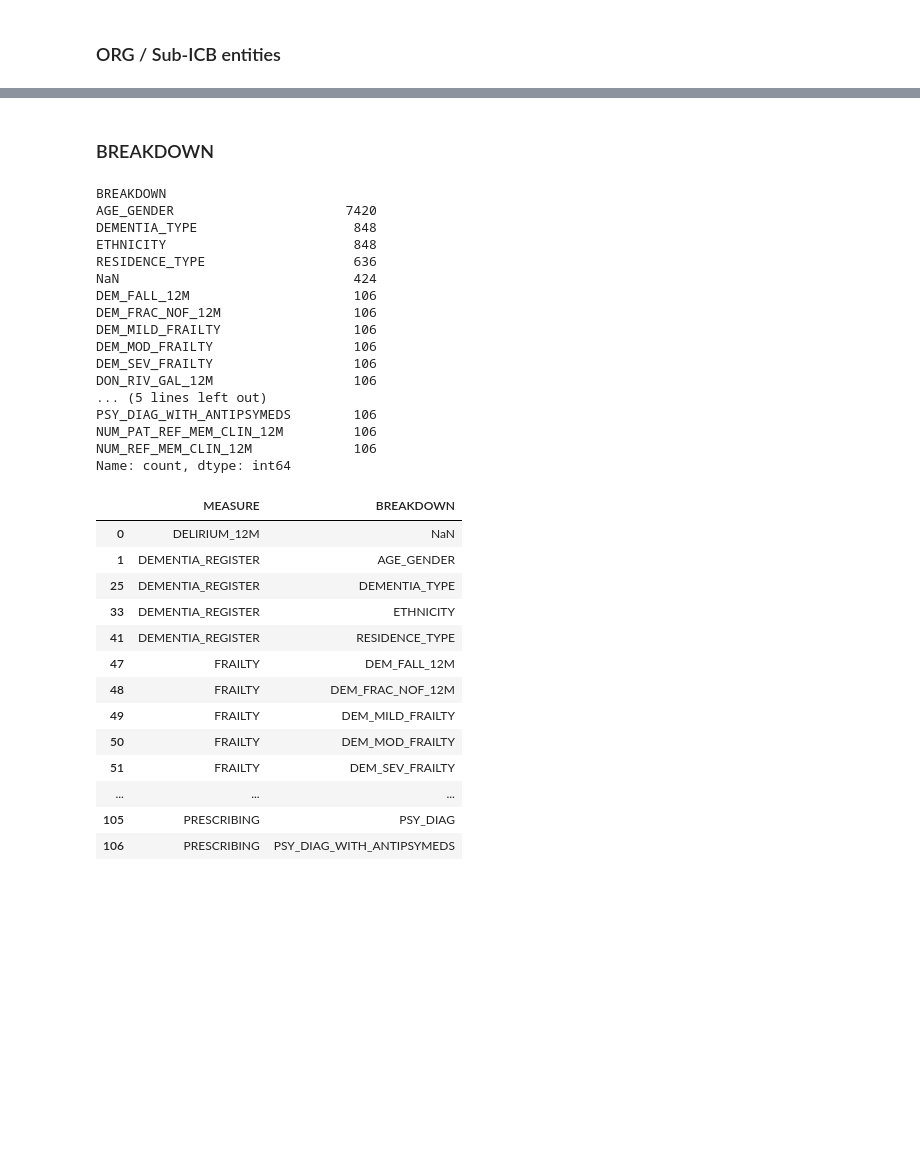
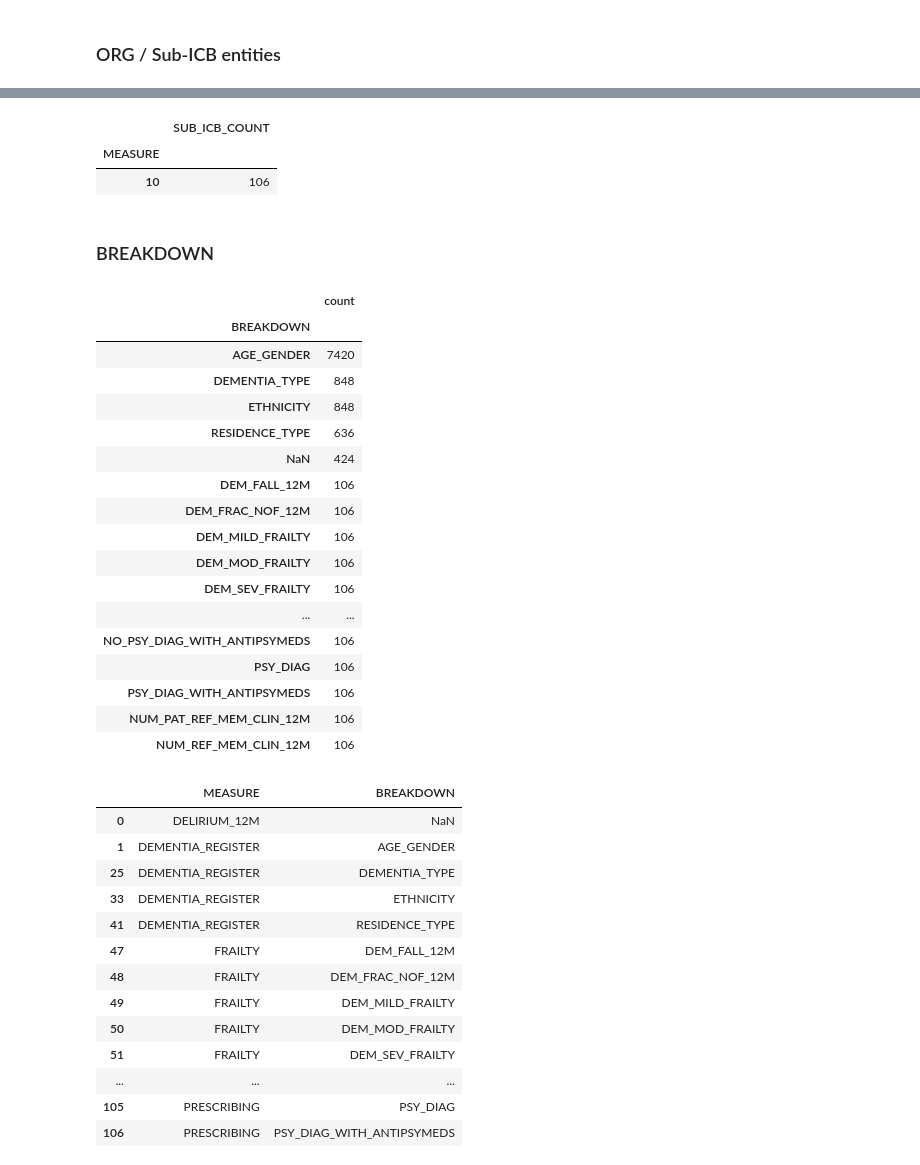
Before and after one commit to abdulrehmarnALI/dementia-atlas, a Jupyter notebook: pipeline/notebooks/00_june_2026_release_exploration.ipynb, the cells around one changed output, grey strips where cells are left out. Cells and saved outputs as stored; diff of their text form; code cells hidden in the pictures; blank space fills up the shorter version.

```diff
--- a/pipeline/notebooks/00_june_2026_release_exploration.ipynb
+++ b/pipeline/notebooks/00_june_2026_release_exploration.ipynb
@@ -348,23 +338,34 @@ Name: count, dtype: int64
+# %%
+# Check that every Sub-ICB contains the same set of top-level measures.
+sub_icb.groupby("ODS_CODE")["MEASURE"].nunique().value_counts().to_frame(
+    name="SUB_ICB_COUNT"
+)
+# %% [output]
+|  | SUB_ICB_COUNT |
+| MEASURE |  |
+| 10 | 106 |
 # %% [markdown]
 ### BREAKDOWN
-# %%
-sub_icb["BREAKDOWN"].value_counts(dropna=False)
-# %% [output]
-BREAKDOWN
-AGE_GENDER                      7420
-DEMENTIA_TYPE                    848
-ETHNICITY                        848
-RESIDENCE_TYPE                   636
-NaN                              424
-DEM_FALL_12M                     106
-DEM_FRAC_NOF_12M                 106
-DEM_MILD_FRAILTY                 106
-DEM_MOD_FRAILTY                  106
-DEM_SEV_FRAILTY                  106
-DON_RIV_GAL_12M                  106
-... (5 lines left out)
-PSY_DIAG_WITH_ANTIPSYMEDS        106
-NUM_PAT_REF_MEM_CLIN_12M         106
-NUM_REF_MEM_CLIN_12M             106
-Name: count, dtype: int64
+# %%
+# Count the breakdown categories used across all Sub-ICB observations.
+sub_icb["BREAKDOWN"].value_counts(dropna=False).to_frame()
+# %% [output]
+|  | count |
+| BREAKDOWN |  |
+| AGE_GENDER | 7420 |
+| DEMENTIA_TYPE | 848 |
+| ETHNICITY | 848 |
+| RESIDENCE_TYPE | 636 |
+| NaN | 424 |
+| DEM_FALL_12M | 106 |
+| DEM_FRAC_NOF_12M | 106 |
+| DEM_MILD_FRAILTY | 106 |
+| DEM_MOD_FRAILTY | 106 |
+| DEM_SEV_FRAILTY | 106 |
+| ... | ... |
+| NO_PSY_DIAG_WITH_ANTIPSYMEDS | 106 |
+| PSY_DIAG | 106 |
+| PSY_DIAG_WITH_ANTIPSYMEDS | 106 |
+| NUM_PAT_REF_MEM_CLIN_12M | 106 |
+| NUM_REF_MEM_CLIN_12M | 106 |
 # %%
```
Also changed, not shown: parts of 49 cells of this notebook.
